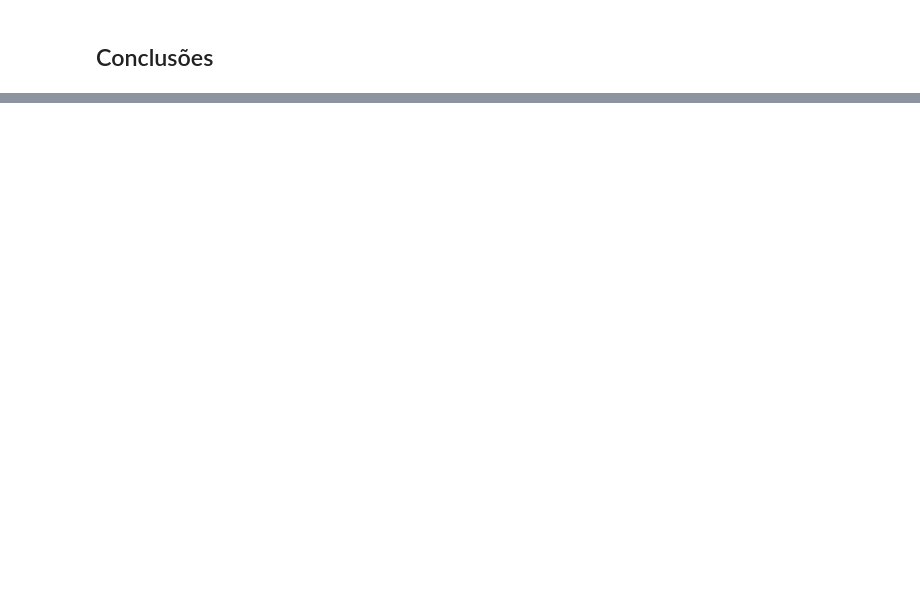
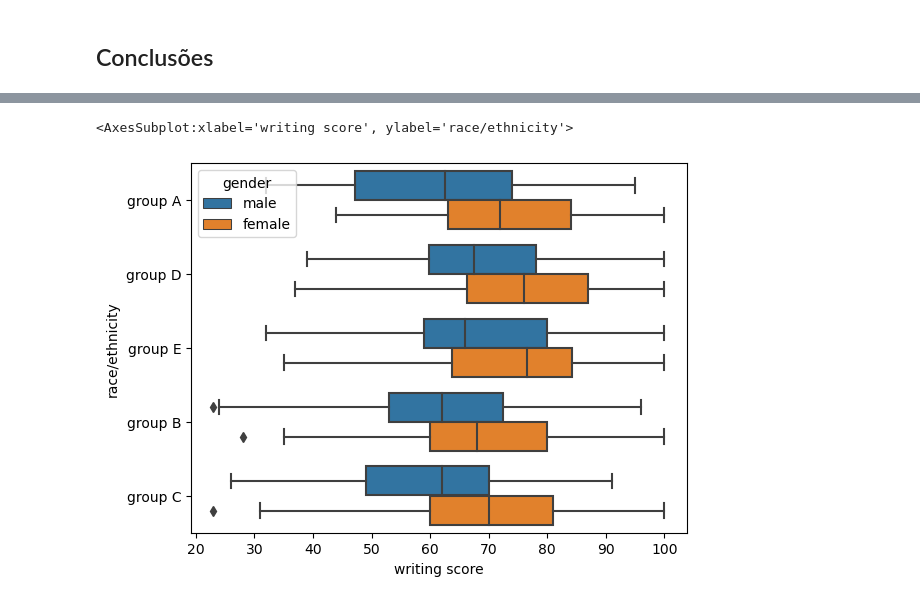
Before and after one commit to Leonardo010/Performance_de_estudantes, a Jupyter notebook: Student_performance_analysis.ipynb, the cells around one changed output, grey strips where cells are left out. Saved outputs shown, nothing was run; the diff lists cells and outputs as text; code cells hidden in the pictures; blank space fills up the shorter version.

```diff
--- a/Student_performance_analysis.ipynb
+++ b/Student_performance_analysis.ipynb
@@ -351,0 +365,5 @@ quick_box('reading score', 'test preparation course')
+# %%
+quick_box('writing score', 'race/ethnicity')
+# %% [output]
+<AxesSubplot:xlabel='writing score', ylabel='race/ethnicity'>
+[figure, added]
```
Also changed, not shown: parts of 68 cells of this notebook.
